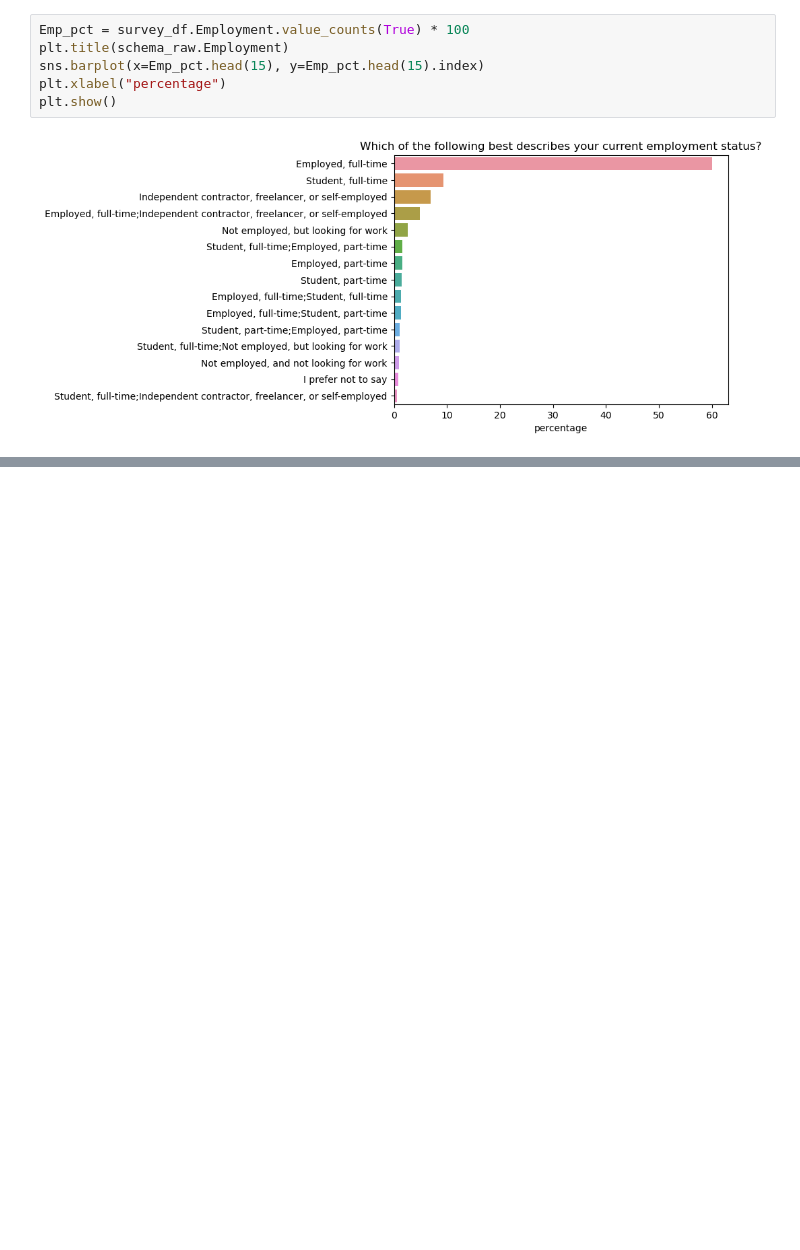
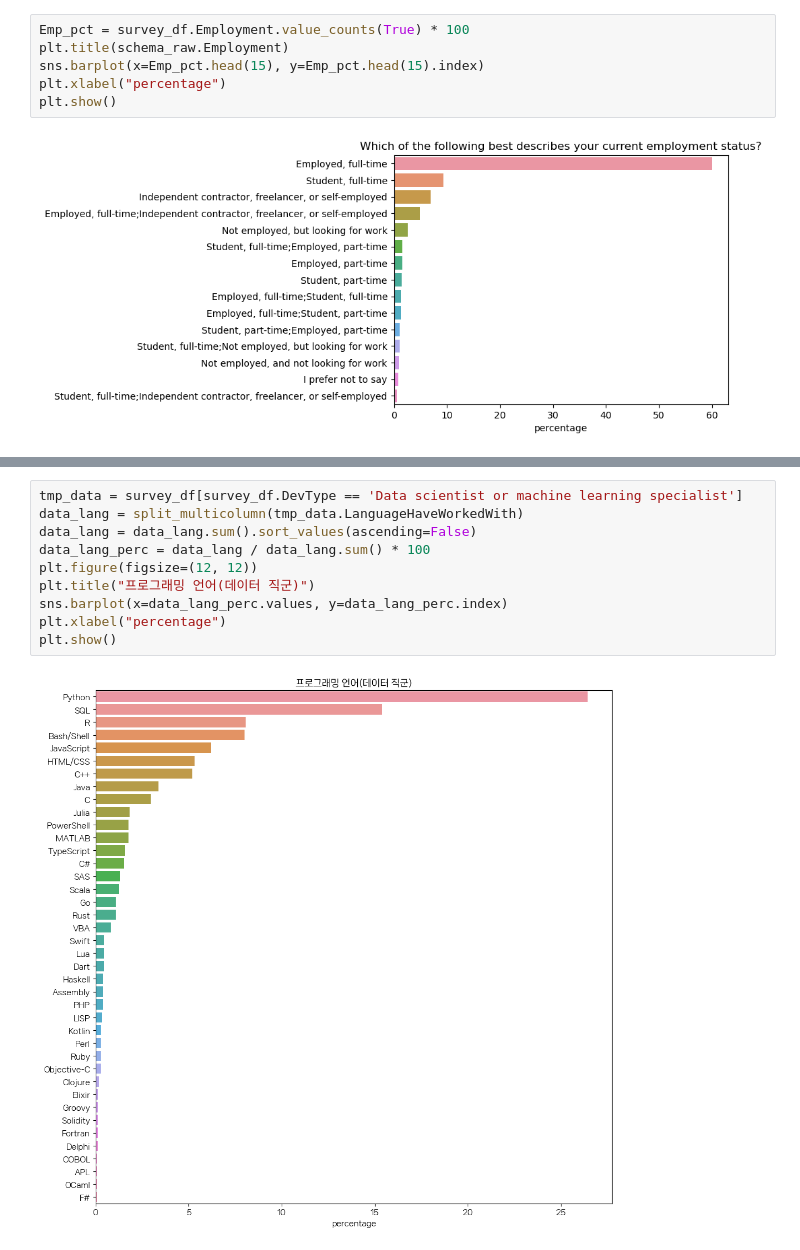
Before and after one commit to i-am-not-kangjik/playdata, a Jupyter notebook: playdata_python/seaborn2.ipynb, the cells around one changed output, grey strips where cells are left out. Cells and saved outputs as stored; diff of their text form; blank space fills up the shorter version.

```diff
--- a/playdata_python/seaborn2.ipynb
+++ b/playdata_python/seaborn2.ipynb
@@ -702,0 +1051,12 @@ plt.show()
+# %%
+tmp_data = survey_df[survey_df.DevType == 'Data scientist or machine learning specialist']
+data_lang = split_multicolumn(tmp_data.LanguageHaveWorkedWith)
+data_lang = data_lang.sum().sort_values(ascending=False)
+data_lang_perc = data_lang / data_lang.sum() * 100
+plt.figure(figsize=(12, 12))
+plt.title("프로그래밍 언어(데이터 직군)")
+sns.barplot(x=data_lang_perc.values, y=data_lang_perc.index)
+plt.xlabel("percentage")
+plt.show()
+# %% [output]
+[figure, added]
```
Also changed, not shown: parts of 29 cells of this notebook.
